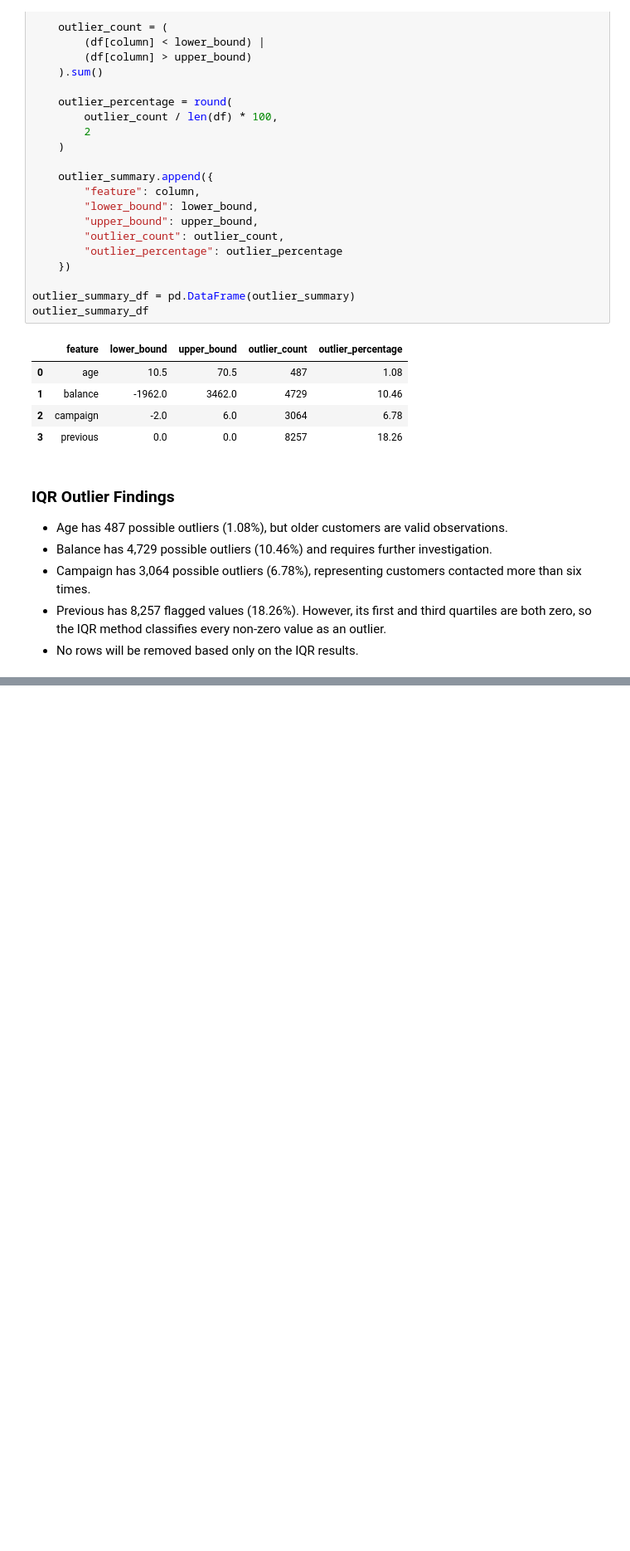
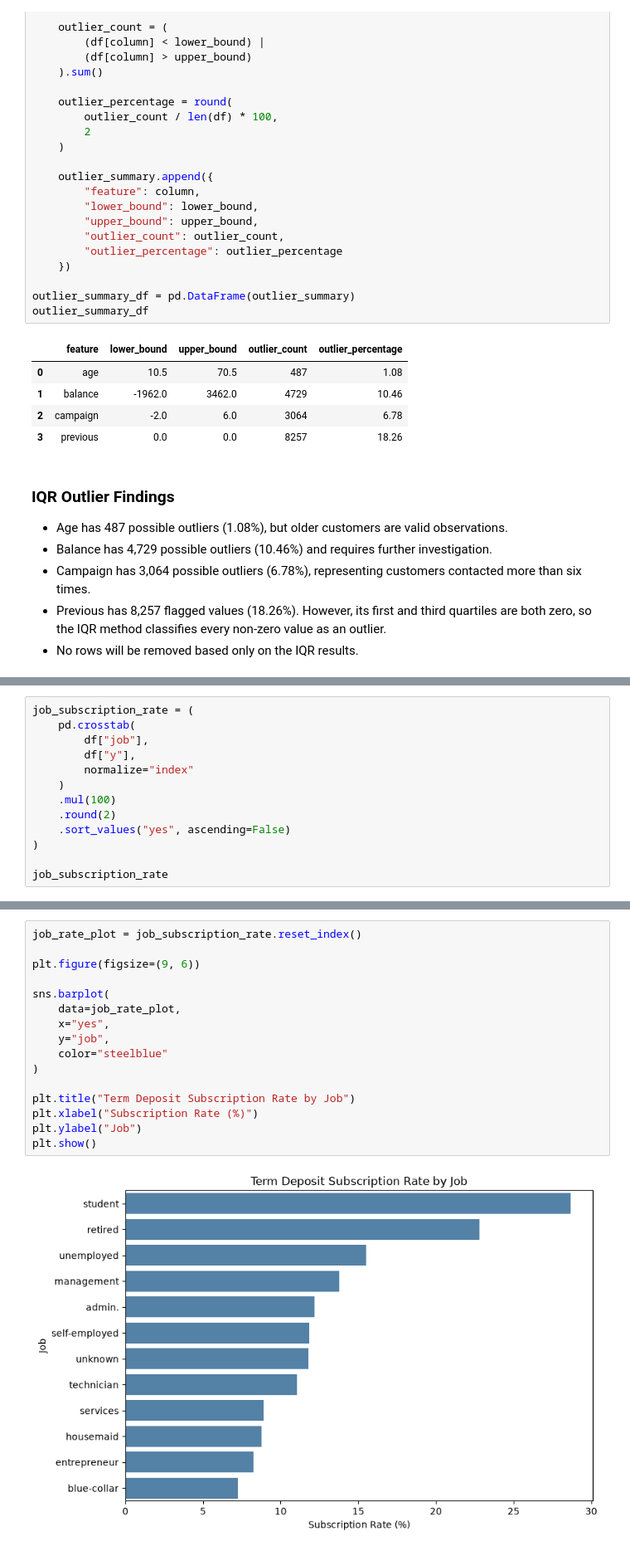
Before and after one commit to Abdikani94/Bank-Customer-Intelligence-System, a Jupyter notebook: notebooks/eda.ipynb, the cells around one changed output, grey strips where cells are left out. Shown at 83% size. Cells and saved outputs as stored; diff of their text form; blank space fills up the shorter version.

```diff
--- a/notebooks/eda.ipynb
+++ b/notebooks/eda.ipynb
@@ -277,0 +407,13 @@ outlier_summary_df
+# %%
+job_subscription_rate = (
+    pd.crosstab(
+        df["job"],
+        df["y"],
+        normalize="index"
+    )
+    .mul(100)
+    .round(2)
+    .sort_values("yes", ascending=False)
+)
+
+job_subscription_rate
@@ -277,0 +435,18 @@ outlier_summary_df
+# %%
+job_rate_plot = job_subscription_rate.reset_index()
+
+plt.figure(figsize=(9, 6))
+
+sns.barplot(
+    data=job_rate_plot,
+    x="yes",
+    y="job",
+    color="steelblue"
+)
+
+plt.title("Term Deposit Subscription Rate by Job")
+plt.xlabel("Subscription Rate (%)")
+plt.ylabel("Job")
+plt.show()
+# %% [output]
+[figure, added]
```
Also changed, not shown: parts of 22 cells of this notebook.
